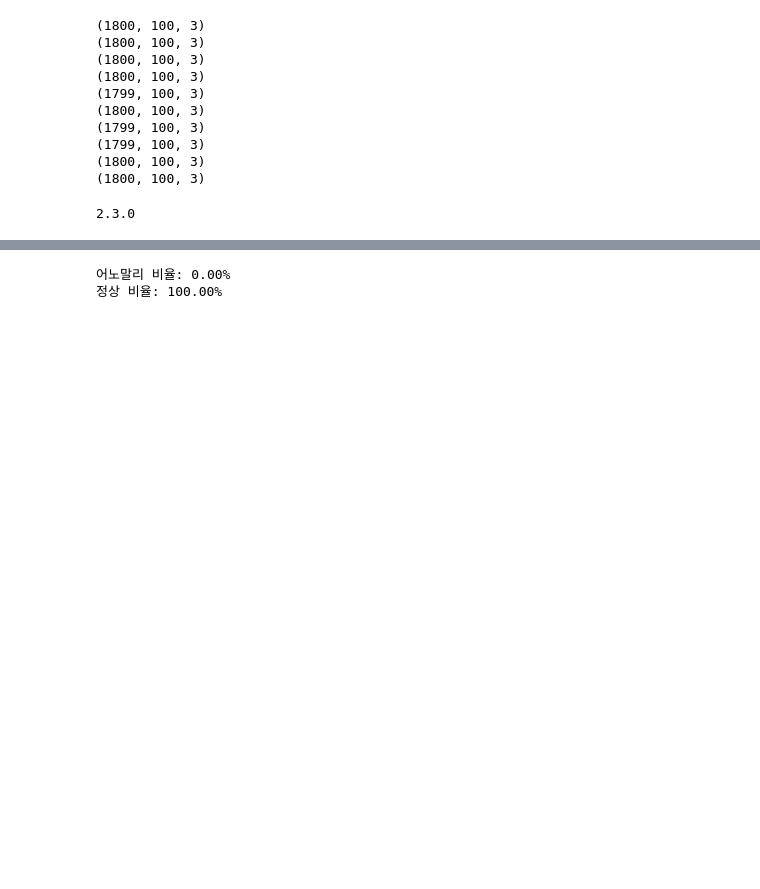
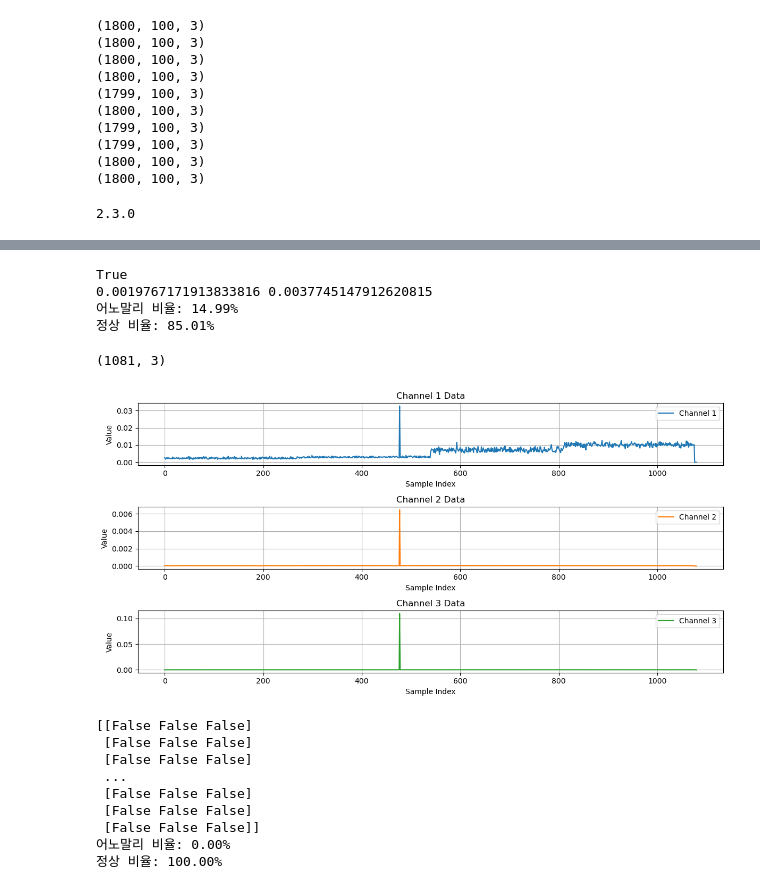
Before and after one commit to pnucse-capstone-2024/Capstone-2024-team-46, a Jupyter notebook: autoencoder.ipynb, the cells around one changed output, grey strips where cells are left out. Cells and saved outputs as stored; diff of their text form; code cells hidden in the pictures; blank space fills up the shorter version.

```diff
--- a/autoencoder.ipynb
+++ b/autoencoder.ipynb
@@ -418,12 +475,81 @@ for i in range(5):  # 첫 5개 샘플만 비교
+# %%
+reconstructed_data = autoencoder.predict(x_test_concat)
+reconstruction_error = np.mean(np.square(x_test_concat - reconstructed_data), axis=1)
+
+
+
+print(np.isnan(reconstruction_error).any())  # True면 NaN이 포함되어 있음
+nan_count = np.sum(np.isnan(reconstruction_error))
+reconstruction_error = np.nan_to_num(reconstruction_error)
+
+mean_error = np.mean(reconstruction_error)
+std_error = np.std(reconstruction_error)
+
+print(mean_error, std_error)
+
+# threshold = mean_error + 2 * std_error  # 예시: 평균 + 2 표준편차
+
+# mean_error = np.mean(reconstruction_error)
+# std_error = np.std(reconstruction_error)
+# threshold = mean_error + 2 * std_error  # 예시: 평균 + 2 표준편차
+
+threshold = np.percentile(reconstruction_error, 95)
+# print(threshold)
+is_anomaly_x = reconstruction_error[:, 0] > threshold  # x축
+is_anomaly_y = reconstruction_error[:, 1] > threshold  # y축
+is_anomaly_z = reconstruction_error[:, 2] > threshold  # z축
+
+
+# is_anomaly = reconstruction_error > threshold
+is_anomaly = is_anomaly_x
+
+anomaly_count = np.sum(is_anomaly)  # True의 개수
+normal_count = len(is_anomaly) - anomaly_count  # False의 개수
+
+# 비율 계산
+total_count = len(is_anomaly)
+anomaly_ratio = anomaly_count / total_count
+normal_ratio = normal_count / total_count
+
+print(f'어노말리 비율: {anomaly_ratio:.2%}')
+print(f'정상 비율: {normal_ratio:.2%}')
+# %% [output]
+True
+0.0019767171913833816 0.0037745147912620815
+어노말리 비율: 14.99%
+정상 비율: 85.01%
+# %%
+# 정상 데이터 reconstruction error
+print(reconstruction_error.shape)
+
+plt.figure(figsize=(12, 6))
+
+# 각 채널에 대해 서브플롯 생성
+for i in range(3):
+    plt.subplot(3, 1, i + 1)  # 3행 1열의 서브플롯 설정
+    plt.plot(reconstruction_error[:, i], label=f'Channel {i + 1}', color=f'C{i}')  # 채널별 그래프
+    plt.title(f'Channel {i + 1} Data')
+    plt.xlabel('Sample Index')
+    plt.ylabel('Value')
+    plt.legend()
+    plt.grid()
+
+plt.tight_layout()  # 서브플롯 간격 조정
+plt.show()
+# %% [output]
+(1081, 3)
+[figure, added]
 # %%
-reconstructed_data = autoencoder.predict(x_test_concat)
-reconstruction_error = np.mean(np.square(x_test_concat - reconstructed_data), axis=1)
+reconstructed_data = autoencoder.predict(all_anomaly_test_data[-1])
+reconstruction_error = np.mean(np.square(all_anomaly_test_data[-1] - reconstructed_data), axis=1)
 
 mean_error = np.mean(reconstruction_error)
 std_error = np.std(reconstruction_error)
 threshold = mean_error + 2 * std_error  # 예시: 평균 + 2 표준편차
+threshold = np.percentile(reconstruction_error, 70)
 
 is_anomaly = reconstruction_error > threshold
+print(is_anomaly)
 
 anomaly_count = np.sum(is_anomaly)  # True의 개수
 normal_count = len(is_anomaly) - anomaly_count  # False의 개수
@@ -436,5 +562,12 @@ normal_ratio = normal_count / total_count
 print(f'어노말리 비율: {anomaly_ratio:.2%}')
 print(f'정상 비율: {normal_ratio:.2%}')
 # %% [output]
+[[False False False]
+ [False False False]
+ [False False False]
+ ...
+ [False False False]
+ [False False False]
+ [False False False]]
 어노말리 비율: 0.00%
 정상 비율: 100.00%
```
Also changed, not shown: parts of 12 cells of this notebook, 1 other file.
